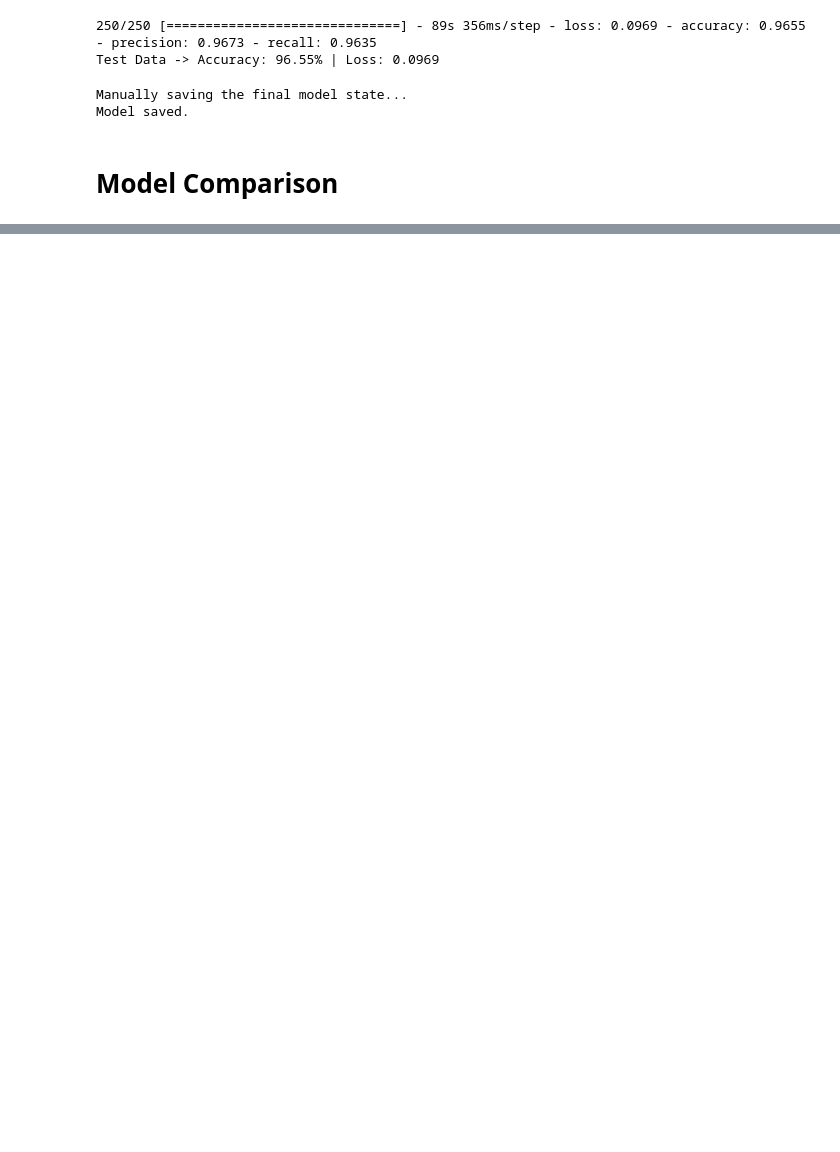
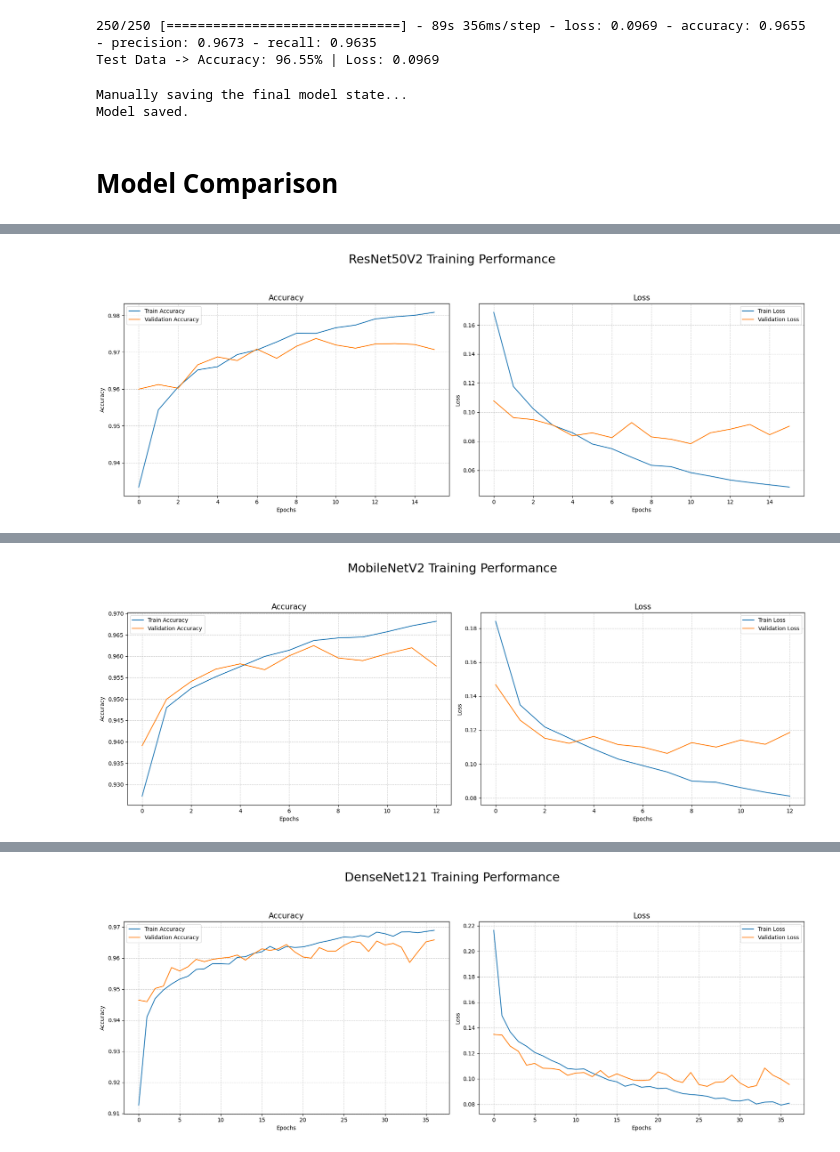
Before and after one commit to mewcurryy/AI-or-Human-Content-Classification_CV, a Jupyter notebook: project_CV.ipynb, the cells around one changed output, grey strips where cells are left out. Cells and saved outputs as stored; diff of their text form; code cells hidden in the pictures; blank space fills up the shorter version.

```diff
--- a/project_CV.ipynb
+++ b/project_CV.ipynb
@@ -660,0 +553,46 @@ plt.show()
+# %%
+resnet_log_path = 'logs/ResNet50V2-AIvsHumanGenImages-Logs.csv'
+mobilenet_log_path = 'logs/MobileNetV2-AIvsHumanGenImages-Logs.csv'
+densenet_log_path = 'logs/DenseNet121-AIvsHumanGenImages-Logs.csv'
+
+history_files = {
+    "ResNet50V2": resnet_log_path,
+    "MobileNetV2": mobilenet_log_path,
+    "DenseNet121": densenet_log_path
+}
+
+for model_name, path in history_files.items():
+    if not os.path.exists(path):
+        print(f"Log does not found in '{path}'")
+        continue
+
+    print(f"Successfully load {model_name}")
+    history_df = pd.read_csv(path)
+
+    fig, axs = plt.subplots(1, 2, figsize=(18, 7))
+    fig.suptitle(f'{model_name} Training Performance', fontsize=22)
+
+    if 'accuracy' in history_df and 'val_accuracy' in history_df:
+        axs[0].plot(history_df['accuracy'], label='Train Accuracy')
+        axs[0].plot(history_df['val_accuracy'], label='Validation Accuracy')
+
+    axs[0].set_title('Accuracy', fontsize=14)
+    axs[0].set_xlabel('Epochs')
+    axs[0].set_ylabel('Accuracy')
+    axs[0].grid(True, linestyle='--', alpha=0.6)
+    axs[0].legend()
+
+    if 'loss' in history_df and 'val_loss' in history_df:
+        axs[1].plot(history_df['loss'], label='Train Loss')
+        axs[1].plot(history_df['val_loss'], label='Validation Loss')
+
+    axs[1].set_title('Loss', fontsize=14)
+    axs[1].set_xlabel('Epochs')
+    axs[1].set_ylabel('Loss')
+    axs[1].grid(True, linestyle='--', alpha=0.6)
+    axs[1].legend()
+
+    plt.tight_layout(rect=[0, 0.03, 1, 0.92])
+    plt.savefig(f'plots/{model_name}_training_curves.png')
+    plt.show()
+# %% [output]
@@ -660,0 +600 @@ plt.show()
+[figure, added]
@@ -660,0 +602 @@ plt.show()
+[figure, added]
@@ -660,0 +604 @@ plt.show()
+[figure, added]
```
Also changed, not shown: parts of 8 cells of this notebook, 7 other files.
